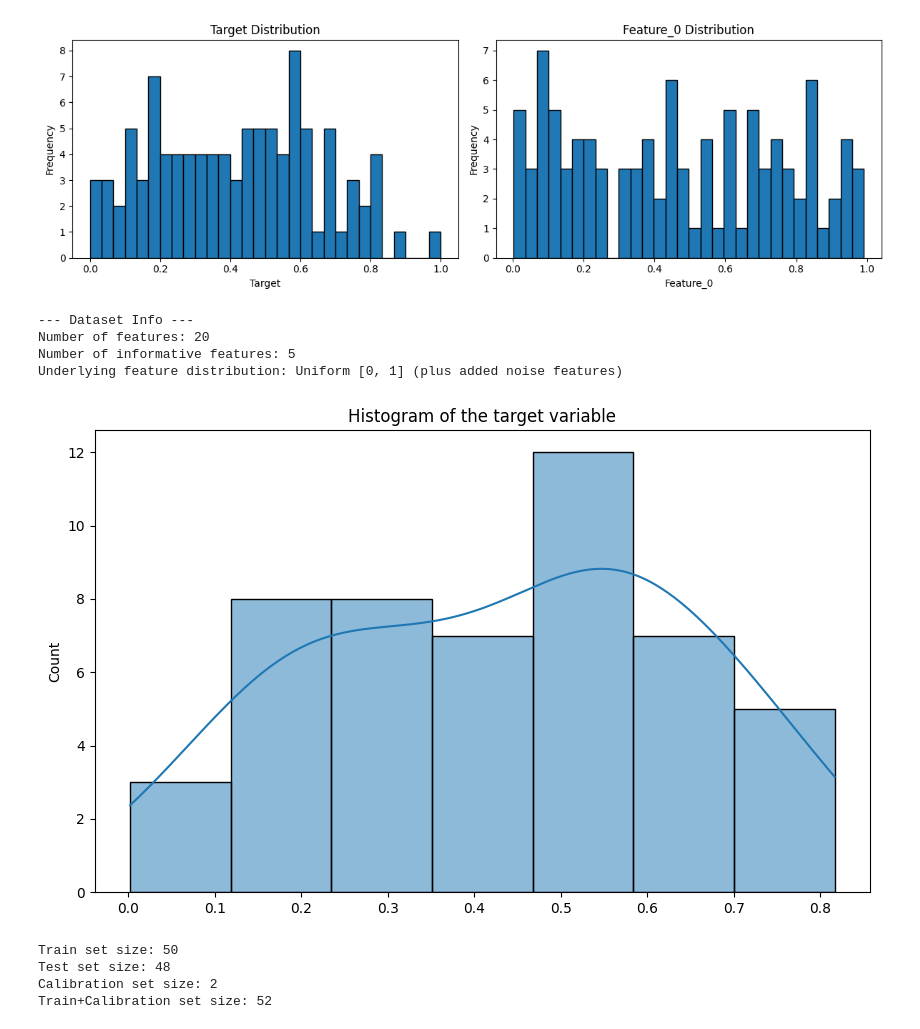
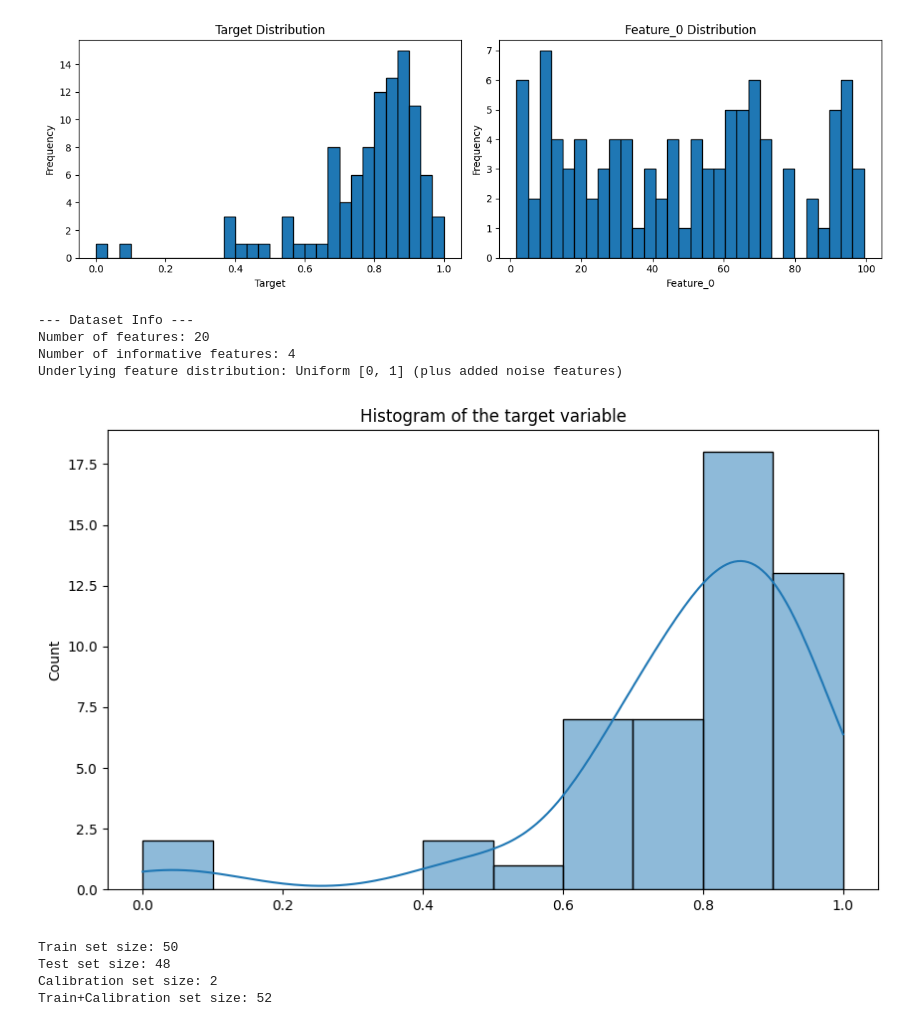
Before and after one commit to simonlanngren/Conformal-Predictive-Decision-Making, a Jupyter notebook: notebooks/Experiment_template.ipynb, the cells around one changed output. Cells and saved outputs as stored; diff of their text form; code cells hidden in the pictures.

```diff
--- a/notebooks/Experiment_template.ipynb
+++ b/notebooks/Experiment_template.ipynb
@@ -15,8 +15,8 @@ from src.main import Main
 df_params = {
     'N': 100,
     'F': 20,
-    'feature_target_relationship': "friedman1", # make_regression, friedman1, friedman2, friedman3
-    'n_informative': 5,
+    'feature_target_relationship': "friedman3", # make_regression, friedman1, friedman2, friedman3
+    'n_informative': 5, # for make_regression
     'random_state': 2025,
     'noise': 0.1
 }
@@ -30,7 +30,7 @@ utility_dict = {
 }
 
 # Size of subset to be drawn from dataset
-subset_size = 500
+subset_size = 500 # TODO: Fix confidence interval
 
 # Confidence level
 epsilon = 0.05 #TODO: fix for inductive as well
@@ -47,36 +47,37 @@ grid_search_space = {
         'weights': ['uniform', 'distance'],
         'metric': ['euclidean', 'manhattan']
     },
     'ridge': {
         'alpha': [0.01, 0.1, 1.0, 10.0, 100.0],
     }
 }
 
 config_dict = {
     'mode': "Online",
     'knn': True,
     'ridge': True,
     'gp': True,
     'bayesian_ridge': True,
     'optimal': True,
     'predictive': False,
     'model_selection': True,
     'grid_search_space': grid_search_space
 }
 
 # TODO: Online always count regret
 # TODO: Plot difference between optimal and model
+# TODO: Fix confidence interval
 
 # Instantiate and run Main class
 main = Main(df_params, utility_dict, subset_size, epsilon, datasplit_dict, config_dict)
 main.run()
 # %% [output]
-[figure, old version]
+[figure, new version]
 --- Dataset Info ---
 Number of features: 20
-Number of informative features: 5
+Number of informative features: 4
 Underlying feature distribution: Uniform [0, 1] (plus added noise features)
-[figure, old version]
+[figure, new version]
 Train set size: 50
 Test set size: 48
 Calibration set size: 2
```
Also changed, not shown: parts of 1 cell of this notebook, 1 other file.
